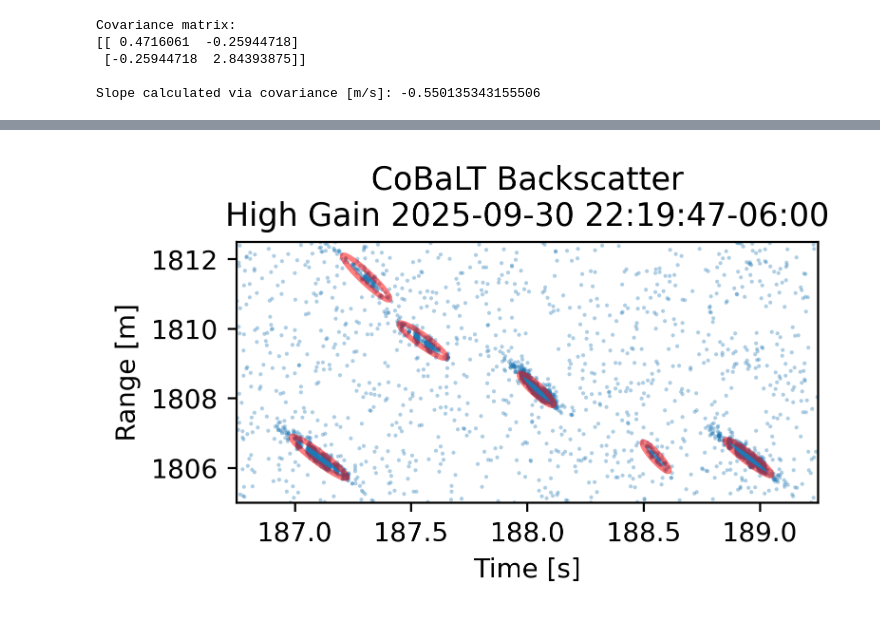
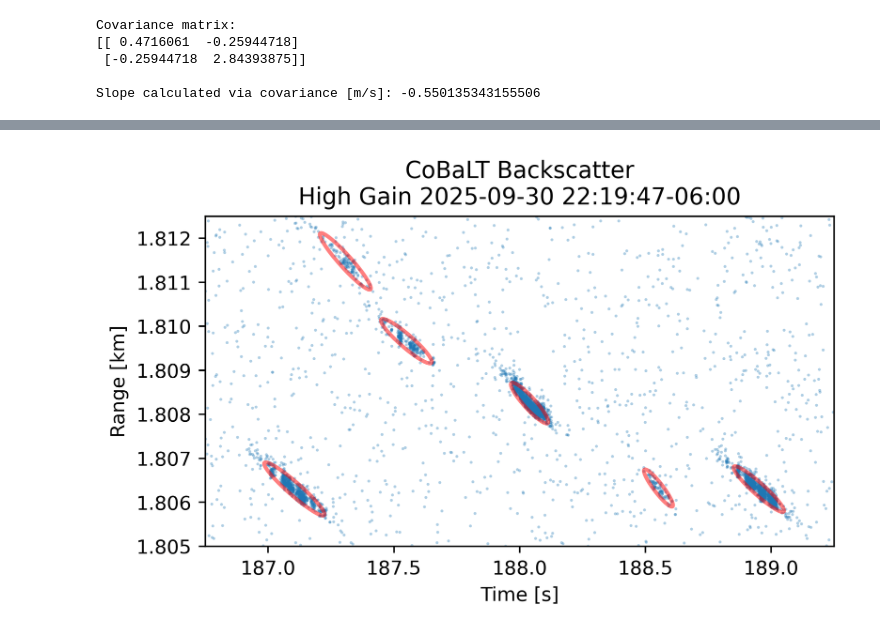
Before and after one commit to gkirchhoff32/Cloud-Measurements, a Jupyter notebook: project_meas_cloud/calculators/rainfall_estimation_gmm.ipynb, the cells around one changed output, grey strips where cells are left out. Drawn from its saved outputs; the diff is of its cells as text; code cells hidden in the pictures.

```diff
--- a/project_meas_cloud/calculators/rainfall_estimation_gmm.ipynb
+++ b/project_meas_cloud/calculators/rainfall_estimation_gmm.ipynb
@@ -535,12 +535,22 @@ import matplotlib.pyplot as plt
 from matplotlib.patches import Ellipse
 
 def draw_ellipse(mean, cov, ax, n_std=2.0, **kwargs):
-    eigvals, eigvecs = np.linalg.eigh(cov)
+    # Convert mean and covariance y axis to kilometers
+    mean = mean.copy()
+    mean[1] /= 1e3
+
+    D = np.diag([1, 1e-3])
+    cov_km = D @ cov @ D
+
+    eigvals, eigvecs = np.linalg.eigh(cov_km)
     order = eigvals.argsort()[::-1]
     eigvals, eigvecs = eigvals[order], eigvecs[:, order]
 
     angle = np.degrees(np.arctan2(*eigvecs[:, 0][::-1]))  # [deg] Find major axis orientation
     width, height = 2 * n_std * np.sqrt(eigvals)  # lengths of major/minor axes to plot
+
+    # mean[1] = mean[1] / 1e3
+    # # height /= 1e3
 
     ellipse = Ellipse(
         xy=mean,
@@ -557,16 +567,16 @@ def draw_ellipse(mean, cov, ax, n_std=2.0, **kwargs):
 # %%
 fig = plt.figure(figsize=dp.plotter.figsize, dpi=dp.plotter.save_dpi)
 ax1 = fig.add_subplot(111)
-ax1.scatter(X[:, 0], X[:, 1], s=dp.plotter.dot_size, alpha=0.35, marker='.')
+ax1.scatter(X[:, 0], X[:, 1]/1e3, s=dp.plotter.dot_size, alpha=0.35, marker='.')
 for mean, cov in zip(mu_best, S):
     draw_ellipse(mean.detach().numpy(), cov.detach().numpy(), ax1)
 ax1.set_xlabel('Time [s]')
-ax1.set_ylabel('Range [m]')
+ax1.set_ylabel('Range [km]')
 ax1.set_title(
     'CoBaLT Backscatter\n{} {}'.format("Low Gain" if dp.loader.low_gain else "High Gain", dp.loader.timestamp)
 )
 ax1.set_xlim(dp.plotter.xlim)
-ax1.set_ylim(np.array(dp.plotter.ylim)*1e3)
+ax1.set_ylim(np.array(dp.plotter.ylim))
 plt.tight_layout()
 
 print('Starting to save image...')
@@ -585 +595 @@ Time elapsed: 0.3 s
-[figure, old version]
+[figure, new version]
```
Also changed, not shown: parts of 5 cells of this notebook, 7 other files.
